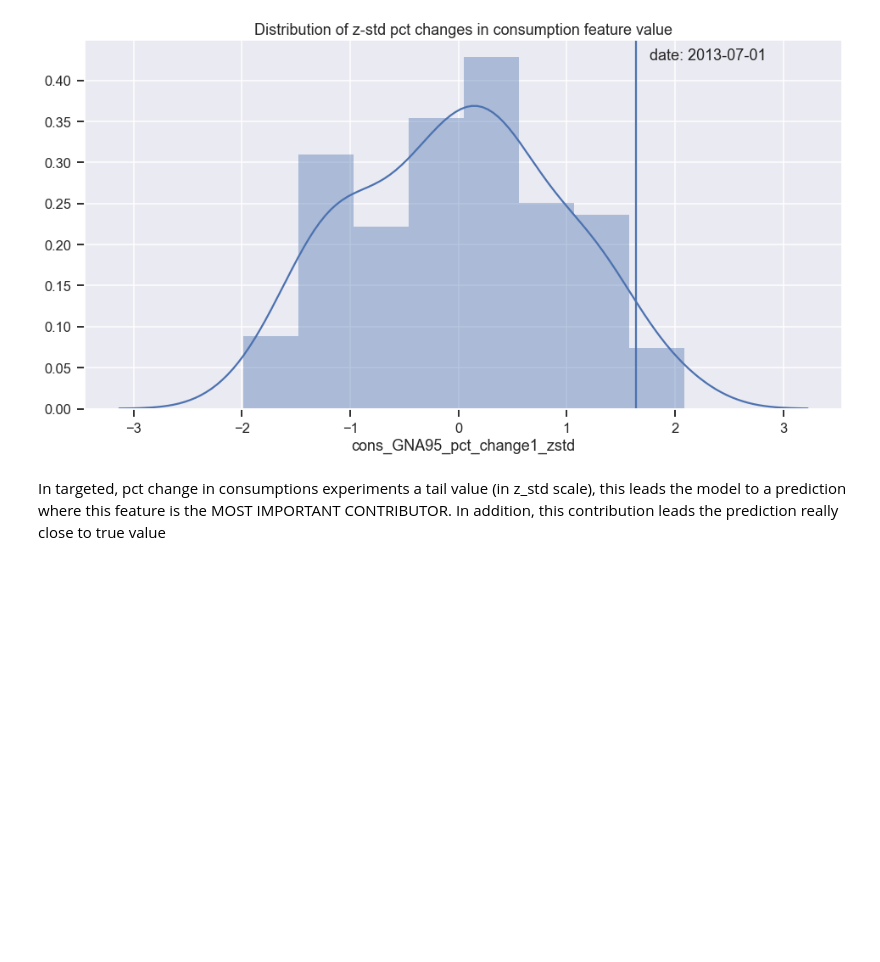
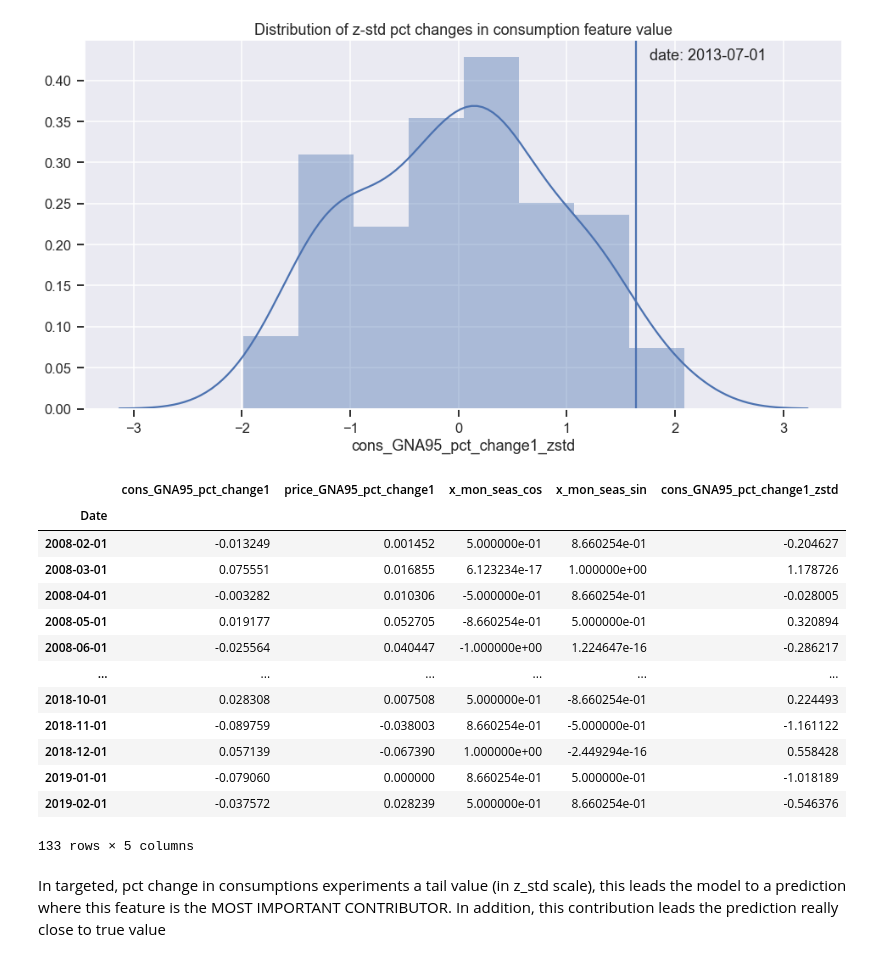
Before and after one commit to manualrg/DSLAB_Forecasting, a Jupyter notebook: 07_Interpretability.ipynb, the cells around one changed output. Saved outputs shown, nothing was run; the diff lists cells and outputs as text; code cells hidden in the pictures; blank space fills up the shorter version.

```diff
--- a/07_Interpretability.ipynb
+++ b/07_Interpretability.ipynb
@@ -230,6 +231,23 @@ plt.text(0.80, 0.95, f'date: {date_obs}', ha='right', va='top', transform = ax.t
 plt.show()
 # %% [output]
 [figure]
+# %%
+x_train
+# %% [output]
+|  | cons_GNA95_pct_change1 | price_GNA95_pct_change1 | x_mon_seas_cos | x_mon_seas_sin | cons_GNA95_pct_change1_zstd |
+| Date |  |  |  |  |  |
+| 2008-02-01 | -0.013249 | 0.001452 | 5.000000e-01 | 8.660254e-01 | -0.204627 |
+| 2008-03-01 | 0.075551 | 0.016855 | 6.123234e-17 | 1.000000e+00 | 1.178726 |
+| 2008-04-01 | -0.003282 | 0.010306 | -5.000000e-01 | 8.660254e-01 | -0.028005 |
+| 2008-05-01 | 0.019177 | 0.052705 | -8.660254e-01 | 5.000000e-01 | 0.320894 |
+| 2008-06-01 | -0.025564 | 0.040447 | -1.000000e+00 | 1.224647e-16 | -0.286217 |
+| ... | ... | ... | ... | ... | ... |
+| 2018-10-01 | 0.028308 | 0.007508 | 5.000000e-01 | -8.660254e-01 | 0.224493 |
+| 2018-11-01 | -0.089759 | -0.038003 | 8.660254e-01 | -5.000000e-01 | -1.161122 |
+| 2018-12-01 | 0.057139 | -0.067390 | 1.000000e+00 | -2.449294e-16 | 0.558428 |
+| 2019-01-01 | -0.079060 | 0.000000 | 8.660254e-01 | 5.000000e-01 | -1.018189 |
+| 2019-02-01 | -0.037572 | 0.028239 | 5.000000e-01 | 8.660254e-01 | -0.546376 |
+133 rows × 5 columns
 # %% [markdown]
 In targeted, pct change in consumptions experiments a tail value (in z_std scale), this leads the model to a prediction where this feature is the MOST IMPORTANT CONTRIBUTOR. In addition, this contribution leads the prediction really close to true value
 # %%
```
Also changed, not shown: parts of 3 cells of this notebook, 3 other files.
